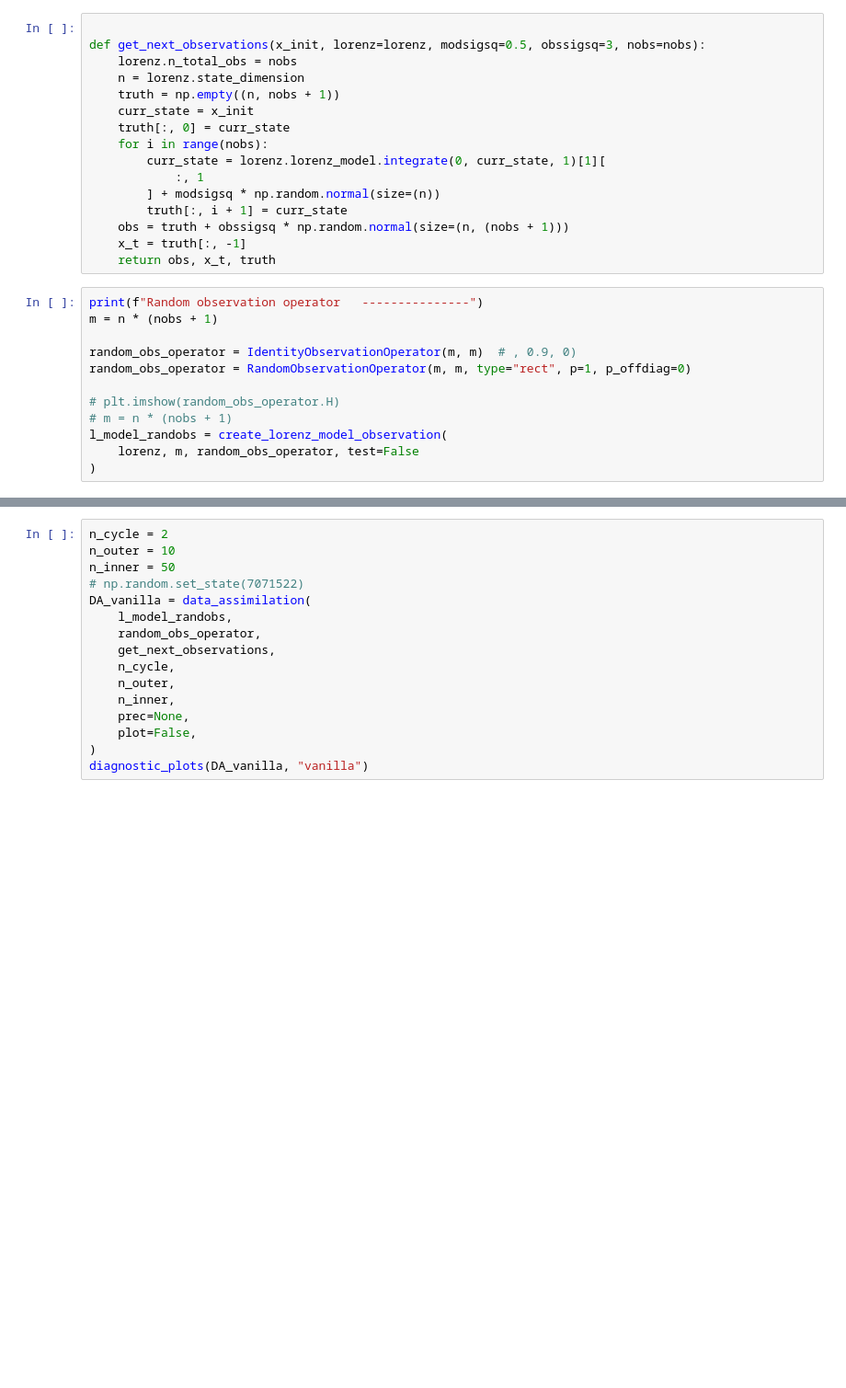
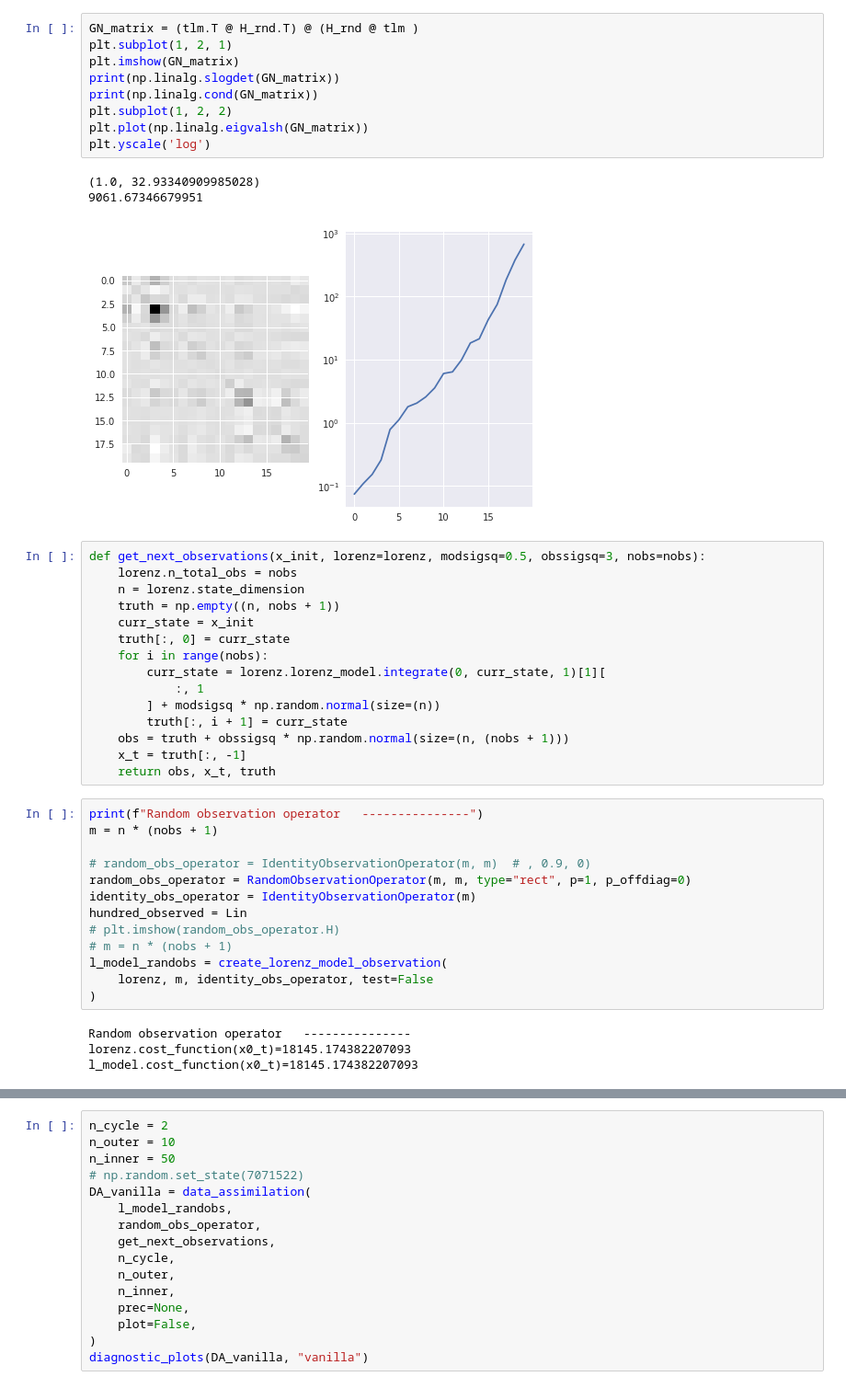
Before and after one commit to VTrappler/DA_PoC, a Jupyter notebook: notebooks/lorenz_DA.ipynb, the cells around one changed output, grey strips where cells are left out. Shown: that part at 92% size. Saved outputs shown, nothing was run; the diff lists cells and outputs as text; blank space fills up the shorter version.

```diff
--- a/notebooks/lorenz_DA.ipynb
+++ b/notebooks/lorenz_DA.ipynb
@@ -71,5 +90,17 @@ tlm.shape
+# %%
+GN_matrix = (tlm.T @ H_rnd.T) @ (H_rnd @ tlm )
+plt.subplot(1, 2, 1)
+plt.imshow(GN_matrix)
+print(np.linalg.slogdet(GN_matrix))
+print(np.linalg.cond(GN_matrix))
+plt.subplot(1, 2, 2)
+plt.plot(np.linalg.eigvalsh(GN_matrix))
+plt.yscale('log')
+# %% [output]
+(1.0, 32.93340909985028)
+9061.67346679951
+[figure, added]
 # %%
-
 def get_next_observations(x_init, lorenz=lorenz, modsigsq=0.5, obssigsq=3, nobs=nobs):
     lorenz.n_total_obs = nobs
     n = lorenz.state_dimension
@@ -88,11 +119,16 @@ def get_next_observations(x_init, lorenz=lorenz, modsigsq=0.5, obssigsq=3, nobs=
 print(f"Random observation operator   ---------------")
 m = n * (nobs + 1)
 
-random_obs_operator = IdentityObservationOperator(m, m)  # , 0.9, 0)
+# random_obs_operator = IdentityObservationOperator(m, m)  # , 0.9, 0)
 random_obs_operator = RandomObservationOperator(m, m, type="rect", p=1, p_offdiag=0)
-
+identity_obs_operator = IdentityObservationOperator(m)
+hundred_observed = Lin
 # plt.imshow(random_obs_operator.H)
 # m = n * (nobs + 1)
 l_model_randobs = create_lorenz_model_observation(
-    lorenz, m, random_obs_operator, test=False
+    lorenz, m, identity_obs_operator, test=False
 )
+# %% [output]
+Random observation operator   ---------------
+lorenz.cost_function(x0_t)=18145.174382207093
+l_model.cost_function(x0_t)=18145.174382207093
```
Also changed, not shown: parts of 10 cells of this notebook, 45 other files.
